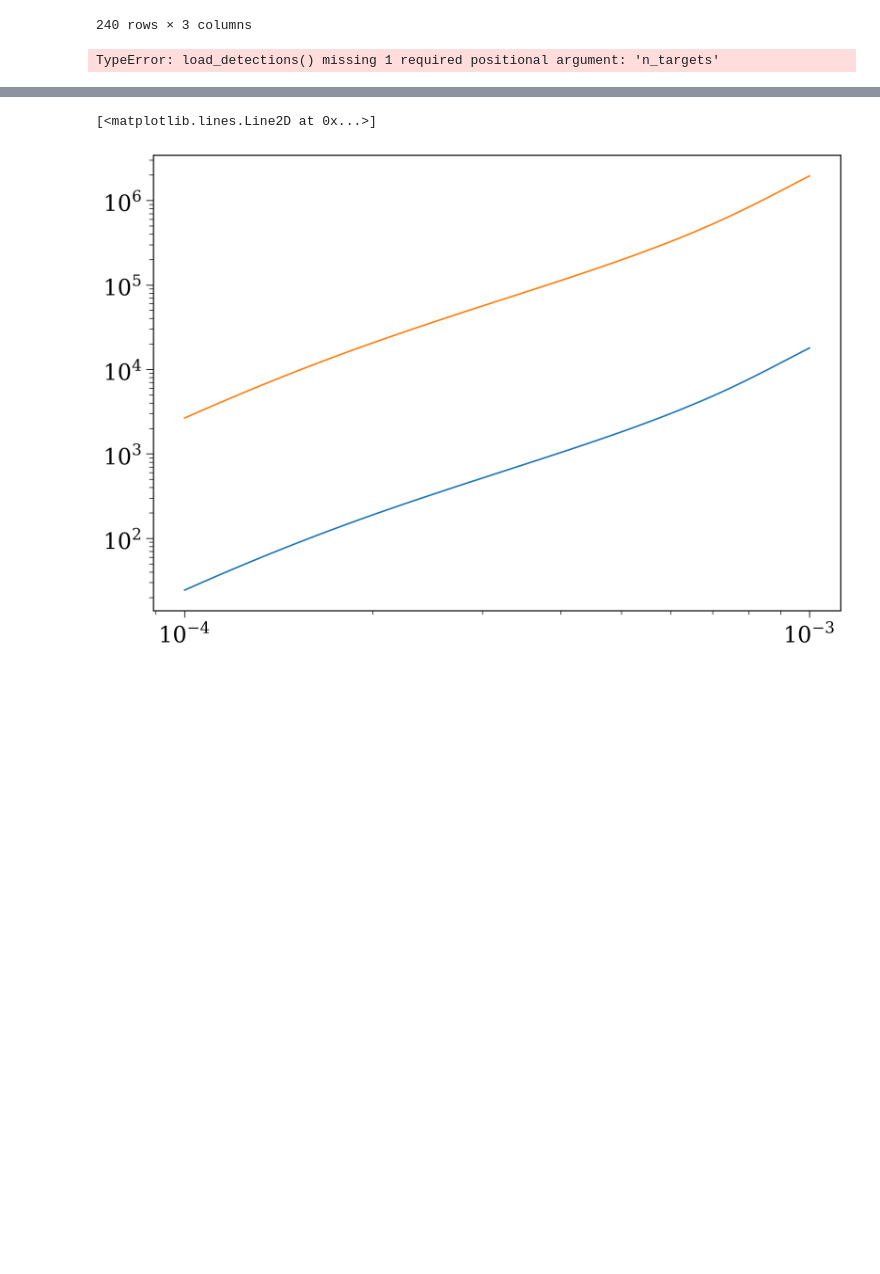
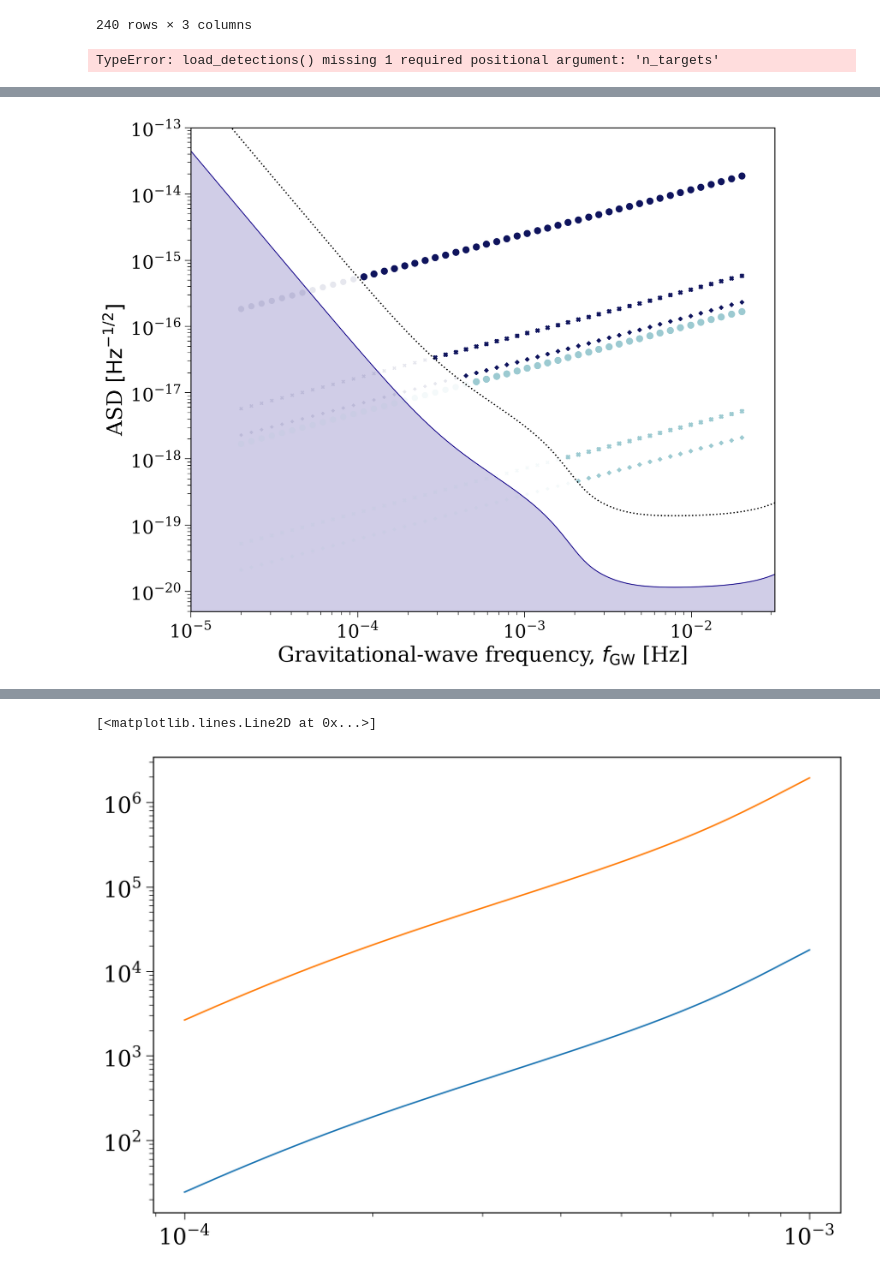
Before and after one commit to TomWagg/lisa-dco-identification, a Jupyter notebook: notebooks/distinguish.ipynb, the cells around one changed output, grey strips where cells are left out. Drawn from its saved outputs; the diff is of its cells as text; code cells hidden in the pictures; blank space fills up the shorter version.

```diff
--- a/notebooks/distinguish.ipynb
+++ b/notebooks/distinguish.ipynb
@@ -47,0 +73,16 @@ plt.rcParams.update(params)
+# %%
+n_targets = pd.read_hdf(f"/mnt/ceph/users/twagg/lisa-dcos/normalisations.h5")
+for model in const.VARIATIONS:
+    print(model)
+    for dco_type in ["BHBH", "NSNS", "BHNS", "BHWD", "NSWD"]:
+        for pess in ["", "_pessimistic"]:
+            if pess == "_pessimistic" and model != "fiducial":
+                continue
+            label = f"{dco_type}{pess}"
+            n_target = n_targets[label].loc[model]
+            f_detect = pd.read_hdf(f"/mnt/ceph/users/twagg/lisa-dcos/{model}/{label}_f_detect.h5")["decigo_8yr_final_pos_SNRgt12"]
+            if model != "fiducial":
+                label += "_pessimistic"
+            print(f"{label}:{" " * (17 - len(label))} {np.percentile(f_detect * n_target, [5, 50, 95]).round(1)}")
+
+    print()
@@ -187,21 +255,48 @@ TypeError: load_detections() missing 1 required positional argument: 'n_targets'
 # %%
-f_orb_range = np.logspace(-4, -3, 1000) * u.Hz
+f_orb_range = np.logspace(-5, -2, 50) * u.Hz
+f_gw_range = f_orb_range * 2
 
-wdwd_distances = lw.source.Source(
-    m_1=np.repeat(0.6, len(f_orb_range)) * u.Msun,
-    m_2=np.repeat(0.6, len(f_orb_range)) * u.Msun,
-    f_orb=f_orb_range,
-    ecc=np.repeat(0.0, len(f_orb_range)),
-    dist=np.repeat(12.0, len(f_orb_range)) * u.pc,
-    interpolate_g=False,
-    sc_params={"t_obs": 8 * u.yr}
-).get_snr()
-bhbh_distances = lw.source.Source(
-    m_1=np.repeat(10, len(f_orb_range)) * u.Msun,
-    m_2=np.repeat(10, len(f_orb_range)) * u.Msun,
-    f_orb=f_orb_range,
-    ecc=np.repeat(0.0, len(f_orb_range)),
-    dist=np.repeat(12.0, len(f_orb_range)) * u.pc,
-    interpolate_g=False,
-    sc_params={"t_obs": 8 * u.yr}
-).get_snr()
+f_sc_range = np.logspace(-5, -1.5, 1000) * u.Hz
+
+fig, ax = lw.visualisation.plot_sensitivity_curve(
+    f_sc_range, show=False, t_obs=8 * u.yr, figsize=(12, 10)
+)
+ax.plot(f_sc_range.to(u.Hz).value, np.sqrt(lw.psd.power_spectral_density(f_sc_range, t_obs=8 * u.yr, instrument="LISA")) * 12, color="k", linestyle=':')
+
+for mass, label, c in zip([0.6, (10, 1.4), 10], ["WD-WD", "BHNS", "BH-BH"], ["#9CCAD1", const.DCO_COLOURS["BHNS"], const.DCO_COLOURS["BHBH"]]):
+    if label == "BHNS":
+        continue
+    for distance, s, m in zip([250, 8000, 20000], [50, 20, 10], ['o', 'X', 'D']):
+        if isinstance(mass, tuple):
+            m1, m2 = mass
+        else:
+            m1 = m2 = mass
+        print(m1, m2)
+        sources = lw.source.Source(
+            m_1=np.repeat(m1, len(f_orb_range)) * u.Msun,
+            m_2=np.repeat(m2, len(f_orb_range)) * u.Msun,
+            f_orb=f_orb_range,
+            ecc=np.repeat(0.0, len(f_orb_range)),
+            dist=np.repeat(distance, len(f_orb_range)) * u.pc,
+            interpolate_g=False,
+            sc_params={"t_obs": 8 * u.yr}
+        )
+        sources.get_snr()
+
+        # asd = np.sqrt(lw.psd.power_spectral_density(f_orb_range * 2, t_obs=8 * u.yr, instrument="LISA"))
+        # ax.scatter(f_orb_range.to(u.Hz).value * 2, asd)
+
+        detectable = sources.snr > 12
+        asd = np.sqrt(lw.psd.power_spectral_density(f_gw_range, t_obs=8 * u.yr, instrument="LISA"))
+        y = sources.snr * asd
+        ax.scatter(f_gw_range.to(u.Hz).value[detectable], y[detectable], label=label, color=c, s=s, marker=m)
+        ax.scatter(f_gw_range.to(u.Hz).value[~detectable], y[~detectable], label=label, color=c, alpha=0.1, edgecolor="none", s=s, marker=m)
+
+ax.set(
+    xlabel=r"Gravitational-wave frequency, $f_{\rm GW}$ [Hz]",
+    ylim=(5e-21, 1e-13)
+)
+# ax.axvline(1.5e-4, color='k', linestyle='--', lw=2)
+
+plt.show()
+# %% [output]
@@ -207,0 +309 @@ bhbh_distances = lw.source.Source(
+[figure, added]
```
Also changed, not shown: parts of 9 cells of this notebook, 3 other files.
